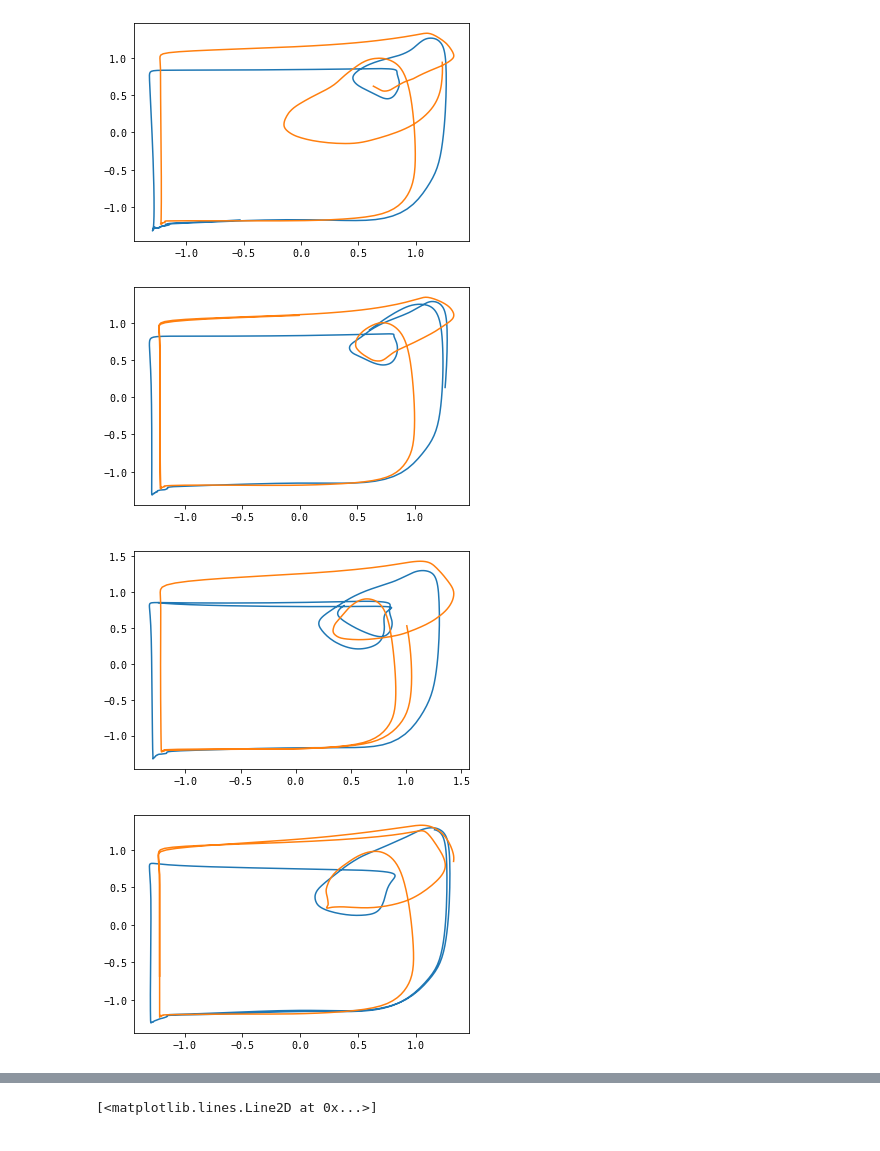
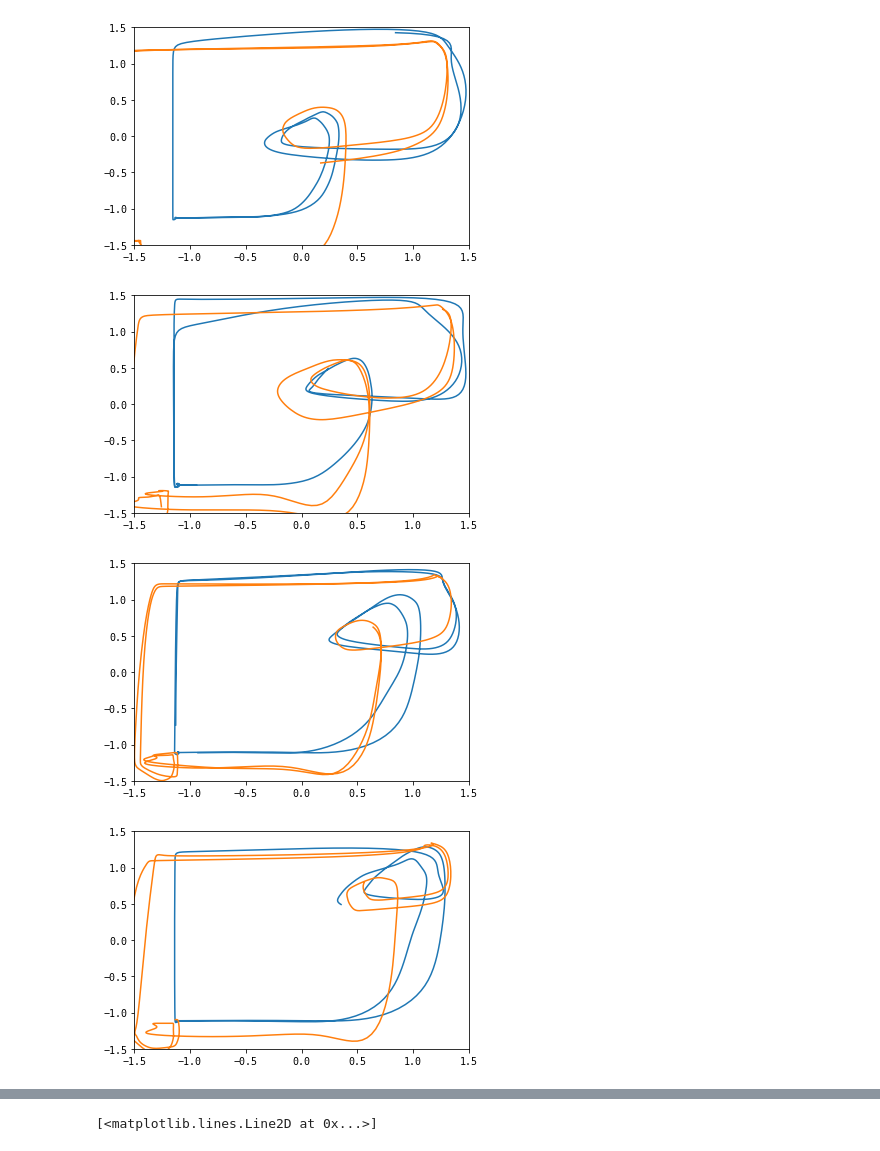
Before and after one commit to sinwall/geoml, a Jupyter notebook: gait.ipynb, the cells around one changed output, grey strips where cells are left out. Drawn from its saved outputs; the diff is of its cells as text; code cells hidden in the pictures.

```diff
--- a/gait.ipynb
+++ b/gait.ipynb
@@ -67,7 +67,7 @@ signals = sosfilt(butter(2, 15, btype='low', output='sos', fs=default_freq), sig
 signal_means, signal_stds = np.mean(signals, axis=-2), np.std(signals, axis=-2)
 signals = (signals - signal_means[..., np.newaxis, :]) / (signal_stds[..., np.newaxis, :])
 # %%
-seg_len = 450
+seg_len = 600
 n_segs_per_indiv = len(list(range(0, signals.shape[1]-signals.shape[1]%seg_len, seg_len)))
 
 # signal partitioning
@@ -249,0 +283,5 @@ plt.xlim(0, x.shape[0])
+# %%
+means_w = np.sum(x*w, axis=-2) / np.sum(w, axis=-2)
+stds_w = np.sqrt( np.sum(np.square(x-means_w[..., np.newaxis, :])*w, axis=(-2, -1)) / np.sum(w, axis=(-2, -1)) )[..., np.newaxis]
+means = np.mean(x, axis=-2)
+stds = np.sqrt( np.sum(np.mean(np.square(x-means[..., np.newaxis, :]), axis=-2), axis=-1) )[..., np.newaxis]
@@ -250,11 +338,35 @@ plt.xlim(0, x.shape[0])
+# %%
+index = 911
+
+w_scale = 3
+curv = x[index, ..., :2]
+dmat = np.linalg.norm(curv[np.newaxis] - curv[:, np.newaxis], axis=-1)
+weig = np.linalg.solve(np.exp(-w_scale*dmat), np.ones((curv.shape[0], )))
+
+gx, gy = np.meshgrid(np.linspace(-2, 2, 100), np.linspace(-2, 2, 100))
+gxy = np.stack([gx, gy], axis=-1)
+w_integral = np.sum(weig*np.exp(-w_scale*np.linalg.norm(gxy[..., np.newaxis, :]-curv, axis=-1)), axis=-1)
+
+level = np.maximum(np.minimum(w_integral, 1), 0.0)
+plt.plot(*curv.T, marker='.')
+plt.colorbar( plt.contourf(gx, gy, level, cmap='inferno') )
+# plt.scatter(np.sum(gx*level)/np.sum(level), np.sum(gy*level)/np.sum(level), color='w')
 # %%
-indiv = 12
-for index in range(0, 100, 10):
-    plt.plot(*x[mask_non_outlier & (seg_indivs==indiv)][index, :, :2].T)
-    plt.plot(*x[mask_non_outlier & (seg_indivs==indiv)][index, :, 2:4].T)
+indiv = 21
+
+for index in range(5, 100, 10):
+    curve_x = x[mask_non_outlier & (seg_indivs==indiv)][index, :, :2]
+    curve_y = x[mask_non_outlier & (seg_indivs==indiv)][index, :, 2:4]
+    mean_w = means_w[mask_non_outlier & (seg_indivs==indiv)][index]
+    std_w = stds_w[mask_non_outlier & (seg_indivs==indiv)][index]
+    # curve_x -= mean_w[..., :2]; curve_x /= std_w
+    # curve_y -= mean_w[..., 2:]; curve_y /= std_w
+    plt.plot(*curve_x.T)
+    plt.plot(*curve_y.T)
+    plt.xlim(-1.5, 1.5); plt.ylim(-1.5, 1.5)
     plt.show(); plt.close()
 # %% [output]
-[figure, old version]
+[figure, new version]
-[figure, old version]
+[figure, new version]
-[figure, old version]
+[figure, new version]
-[figure, old version]
+[figure, new version]
```
Also changed, not shown: parts of 13 cells of this notebook.
